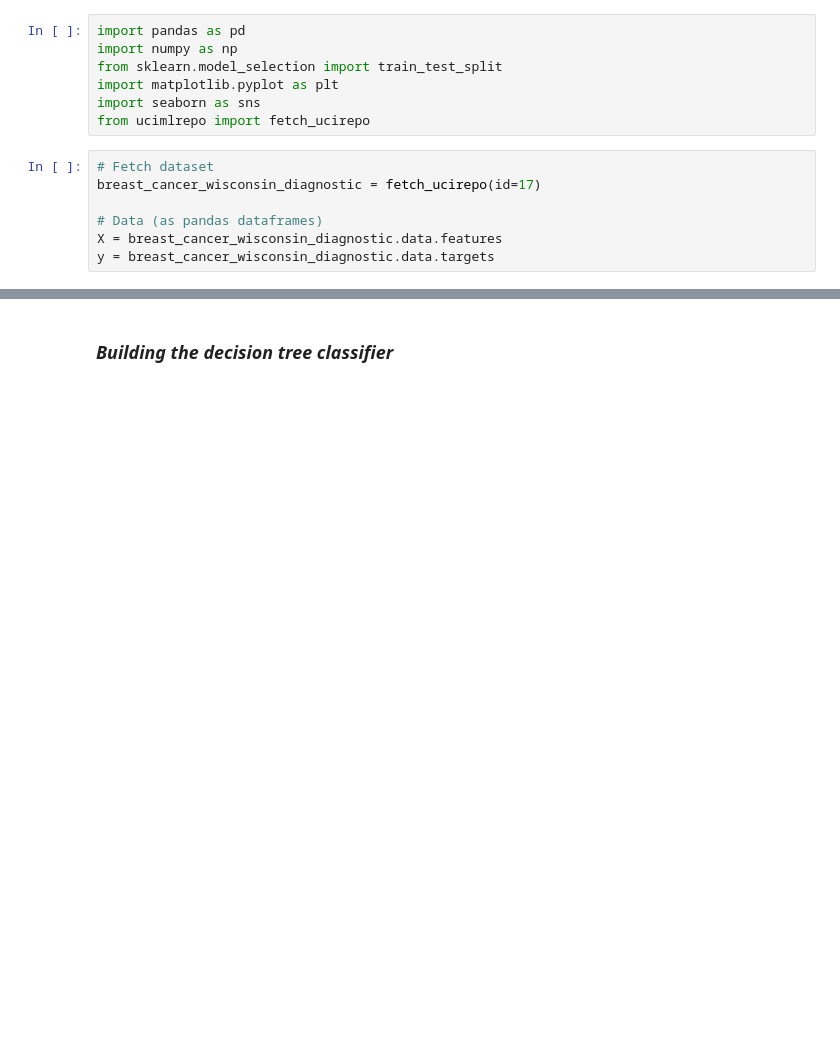
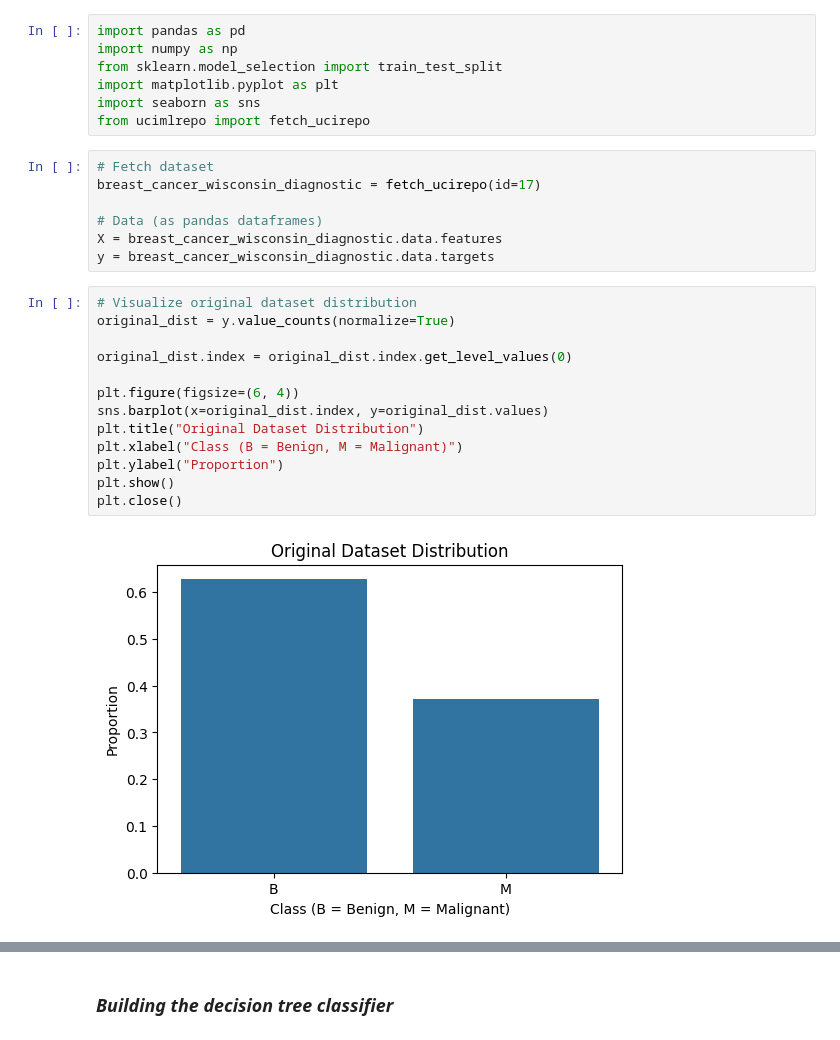
Before and after one commit to duonghieu2907/CS420-Project02, a Jupyter notebook: Breast_Cancer_dataset.ipynb, the cells around one changed output, grey strips where cells are left out. Drawn from its saved outputs; the diff is of its cells as text; blank space fills up the shorter version.

```diff
--- a/Breast_Cancer_dataset.ipynb
+++ b/Breast_Cancer_dataset.ipynb
@@ -16,5 +16,20 @@ breast_cancer_wisconsin_diagnostic = fetch_ucirepo(id=17)
 # Data (as pandas dataframes)
 X = breast_cancer_wisconsin_diagnostic.data.features
 y = breast_cancer_wisconsin_diagnostic.data.targets
+# %%
+# Visualize original dataset distribution
+original_dist = y.value_counts(normalize=True)
+
+original_dist.index = original_dist.index.get_level_values(0)
+
+plt.figure(figsize=(6, 4))
+sns.barplot(x=original_dist.index, y=original_dist.values)
+plt.title("Original Dataset Distribution")
+plt.xlabel("Class (B = Benign, M = Malignant)")
+plt.ylabel("Proportion")
+plt.show()
+plt.close()
+# %% [output]
+[figure, added]
 # %%
 def split_and_visualize(X, y, train_size) -> tuple:
```
Also changed, not shown: parts of 7 cells of this notebook.
